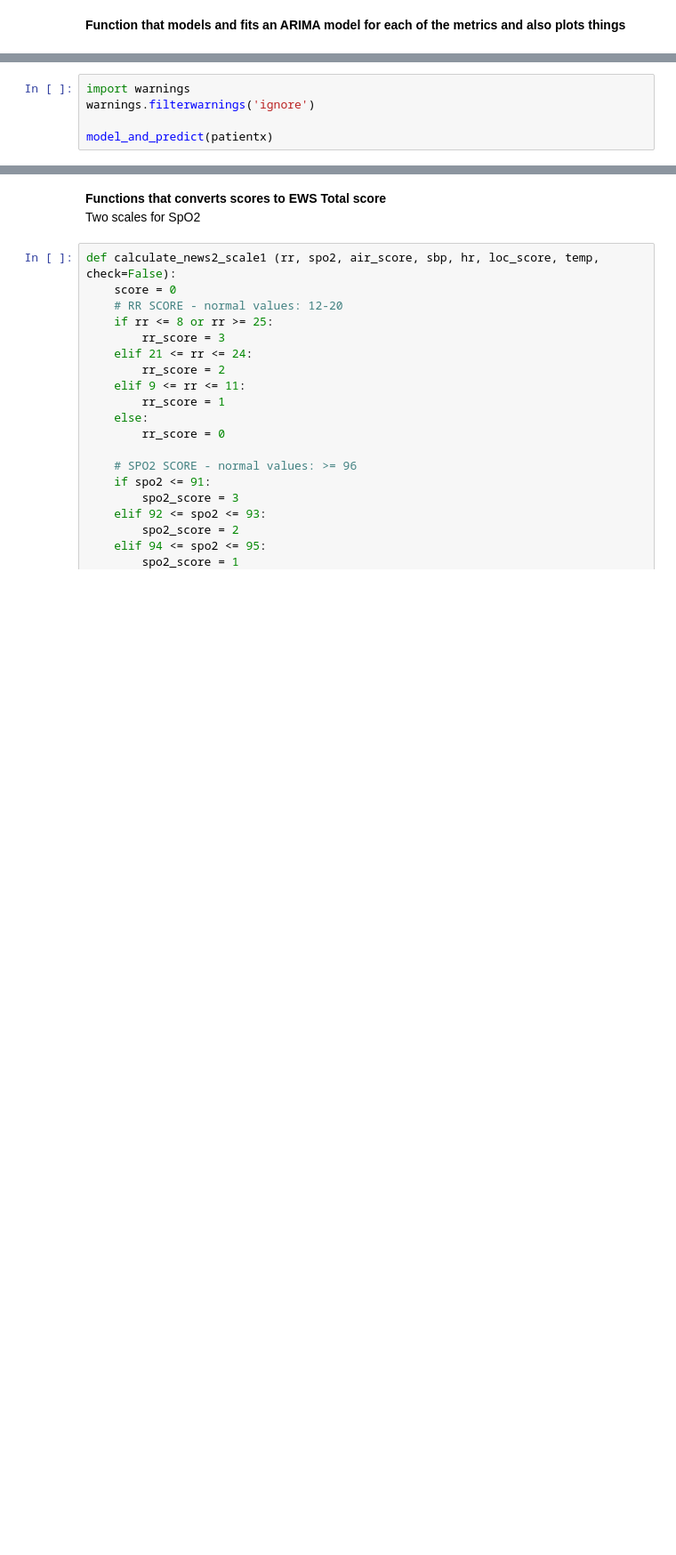
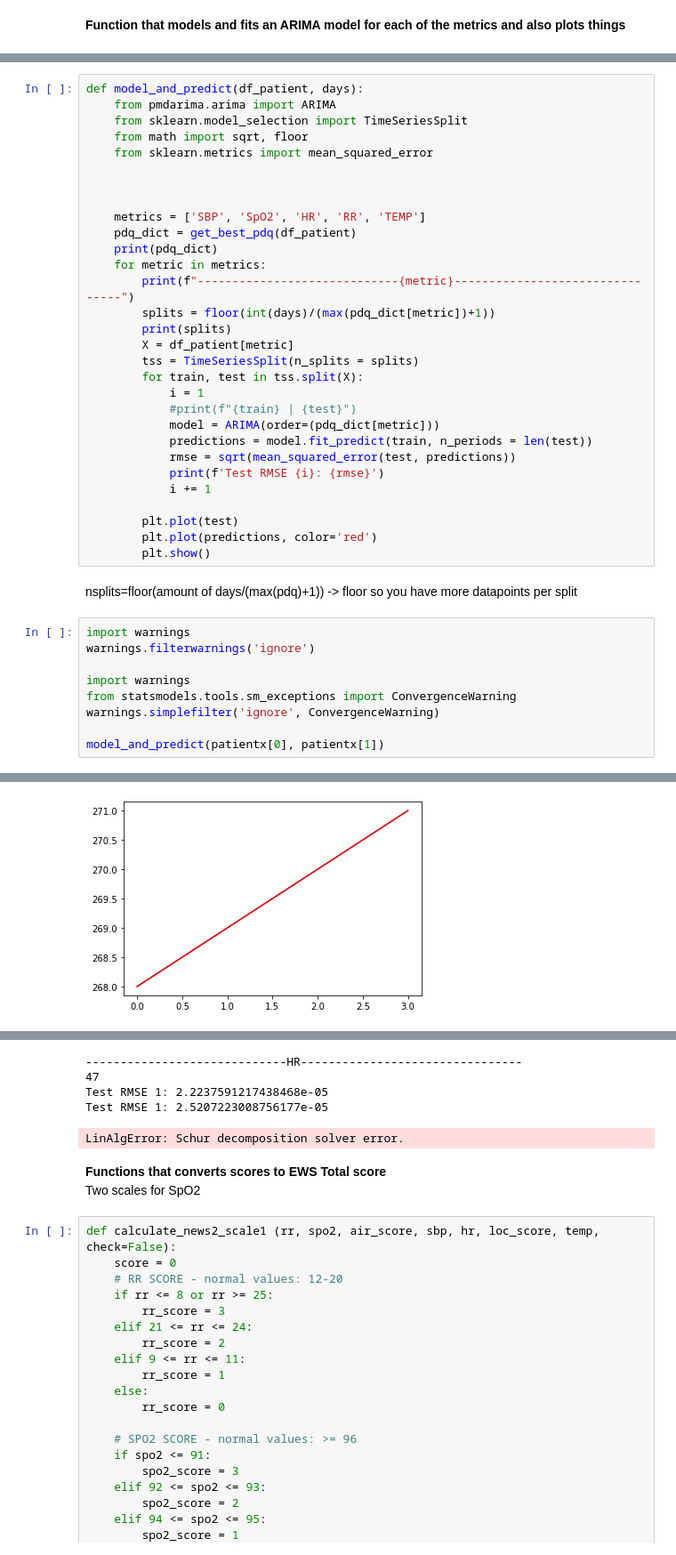
Before and after one commit to kustex/arinti_ews_usecase, a Jupyter notebook: CleanNotebookArinti.ipynb, the cells around one changed output, grey strips where cells are left out. Shown: that part at 89% size. Drawn from its saved outputs; the diff is of its cells as text; blank space fills up the shorter version.

```diff
--- a/CleanNotebookArinti.ipynb
+++ b/CleanNotebookArinti.ipynb
@@ -167,6 +174,42 @@ def model_and_predict(df_patient):
+# %%
+def model_and_predict(df_patient, days):
+    from pmdarima.arima import ARIMA
+    from sklearn.model_selection import TimeSeriesSplit
+    from math import sqrt, floor
+    from sklearn.metrics import mean_squared_error
+
+
+
+    metrics = ['SBP', 'SpO2', 'HR', 'RR', 'TEMP']
+    pdq_dict = get_best_pdq(df_patient)
+    print(pdq_dict)
+    for metric in metrics:
+        print(f"-----------------------------{metric}--------------------------------")
+        splits = floor(int(days)/(max(pdq_dict[metric])+1))
+        print(splits)
+        X = df_patient[metric]
+        tss = TimeSeriesSplit(n_splits = splits)
+        for train, test in tss.split(X):
+            i = 1
+            #print(f"{train} | {test}")
+            model = ARIMA(order=(pdq_dict[metric]))
+            predictions = model.fit_predict(train, n_periods = len(test))
+            rmse = sqrt(mean_squared_error(test, predictions))
+            print(f'Test RMSE {i}: {rmse}')
+            i += 1
+
+        plt.plot(test)
+        plt.plot(predictions, color='red')
+        plt.show()
+# %% [markdown]
+nsplits=floor(amount of days/(max(pdq)+1)) -> floor so you have more datapoints per split
 # %%
 import warnings
 warnings.filterwarnings('ignore')
 
-model_and_predict(patientx)
+import warnings
+from statsmodels.tools.sm_exceptions import ConvergenceWarning
+warnings.simplefilter('ignore', ConvergenceWarning)
+
+model_and_predict(patientx[0], patientx[1])
 # %% [output]
@@ -174,0 +233 @@ model_and_predict(patientx)
+[figure, added]
@@ -176,3 +252,8 @@ ValueError: could not broadcast input array from shape (0,1) into shape (5,1)
+-----------------------------HR--------------------------------
+47
+Test RMSE 1: 2.2237591217438468e-05
+Test RMSE 1: 2.5207223008756177e-05
+LinAlgError: Schur decomposition solver error.
 # %% [markdown]
 **Functions that converts scores to EWS Total score**
 Two scales for SpO2
```
Also changed, not shown: parts of 7 cells of this notebook.
